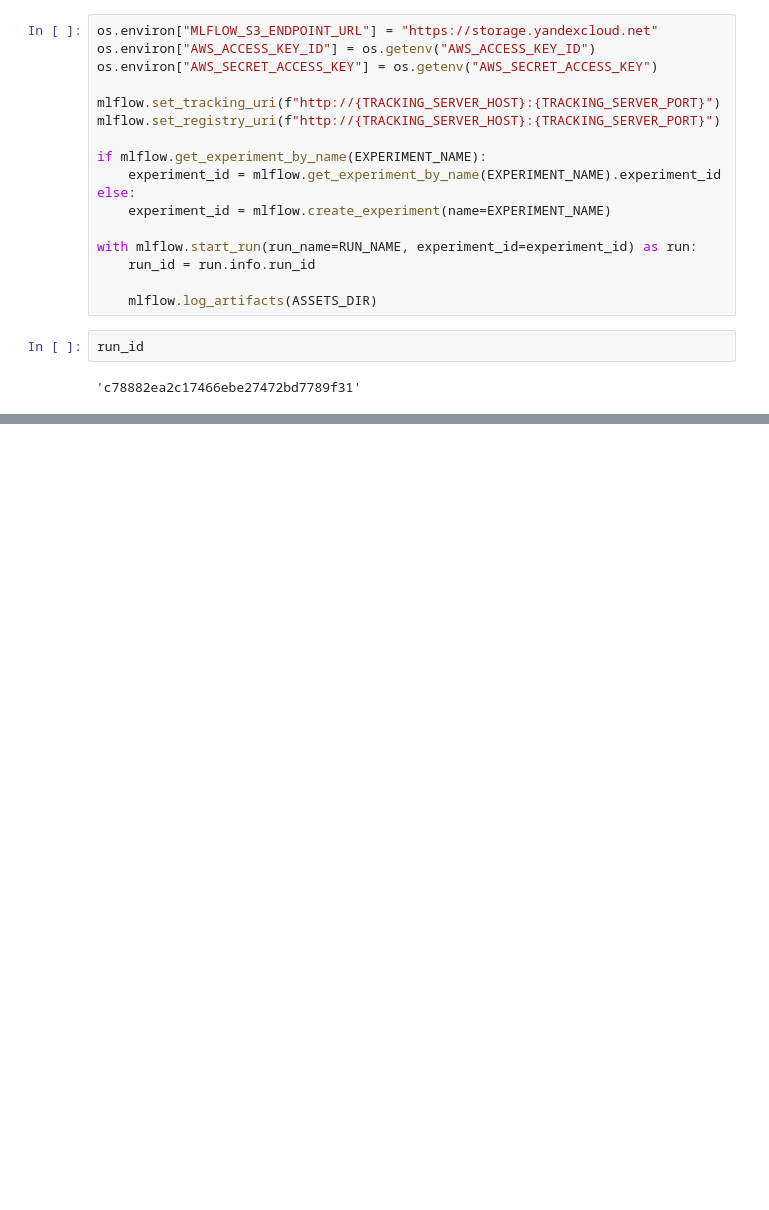
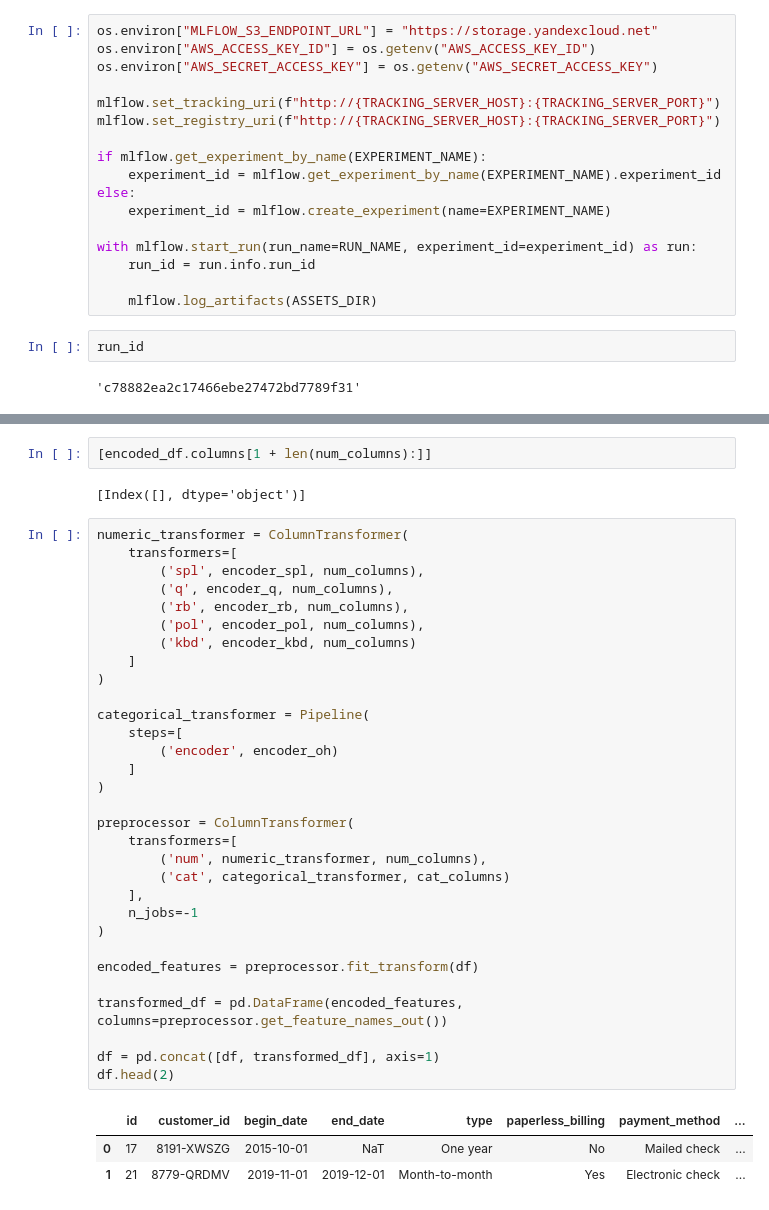
Before and after one commit to superVo1d/mle-mlflow, a Jupyter notebook: eda.ipynb, the cells around one changed output, grey strips where cells are left out. Cells and saved outputs as stored; diff of their text form; blank space fills up the shorter version.

```diff
--- a/eda.ipynb
+++ b/eda.ipynb
@@ -384,0 +564,39 @@ run_id
+# %%
+[encoded_df.columns[1 + len(num_columns):]]
+# %% [output]
+[Index([], dtype='object')]
+# %%
+numeric_transformer = ColumnTransformer(
+    transformers=[
+        ('spl', encoder_spl, num_columns),
+        ('q', encoder_q, num_columns),
+        ('rb', encoder_rb, num_columns),
+        ('pol', encoder_pol, num_columns),
+        ('kbd', encoder_kbd, num_columns)
+    ]
+)
+
+categorical_transformer = Pipeline(
+    steps=[
+        ('encoder', encoder_oh)
+    ]
+)
+
+preprocessor = ColumnTransformer(
+    transformers=[
+        ('num', numeric_transformer, num_columns),
+        ('cat', categorical_transformer, cat_columns)
+    ],
+    n_jobs=-1
+)
+
+encoded_features = preprocessor.fit_transform(df)
+
+transformed_df = pd.DataFrame(encoded_features, columns=preprocessor.get_feature_names_out())
+
+df = pd.concat([df, transformed_df], axis=1)
+df.head(2)
+# %% [output]
+|  | id | customer_id | begin_date | end_date | type | paperless_billing | payment_method | ... |
+| 0 | 17 | 8191-XWSZG | 2015-10-01 | NaT | One year | No | Mailed check | ... |
+| 1 | 21 | 8779-QRDMV | 2019-11-01 | 2019-12-01 | Month-to-month | Yes | Electronic check | ... |
```
Also changed, not shown: parts of 16 cells of this notebook, 17 other files.
